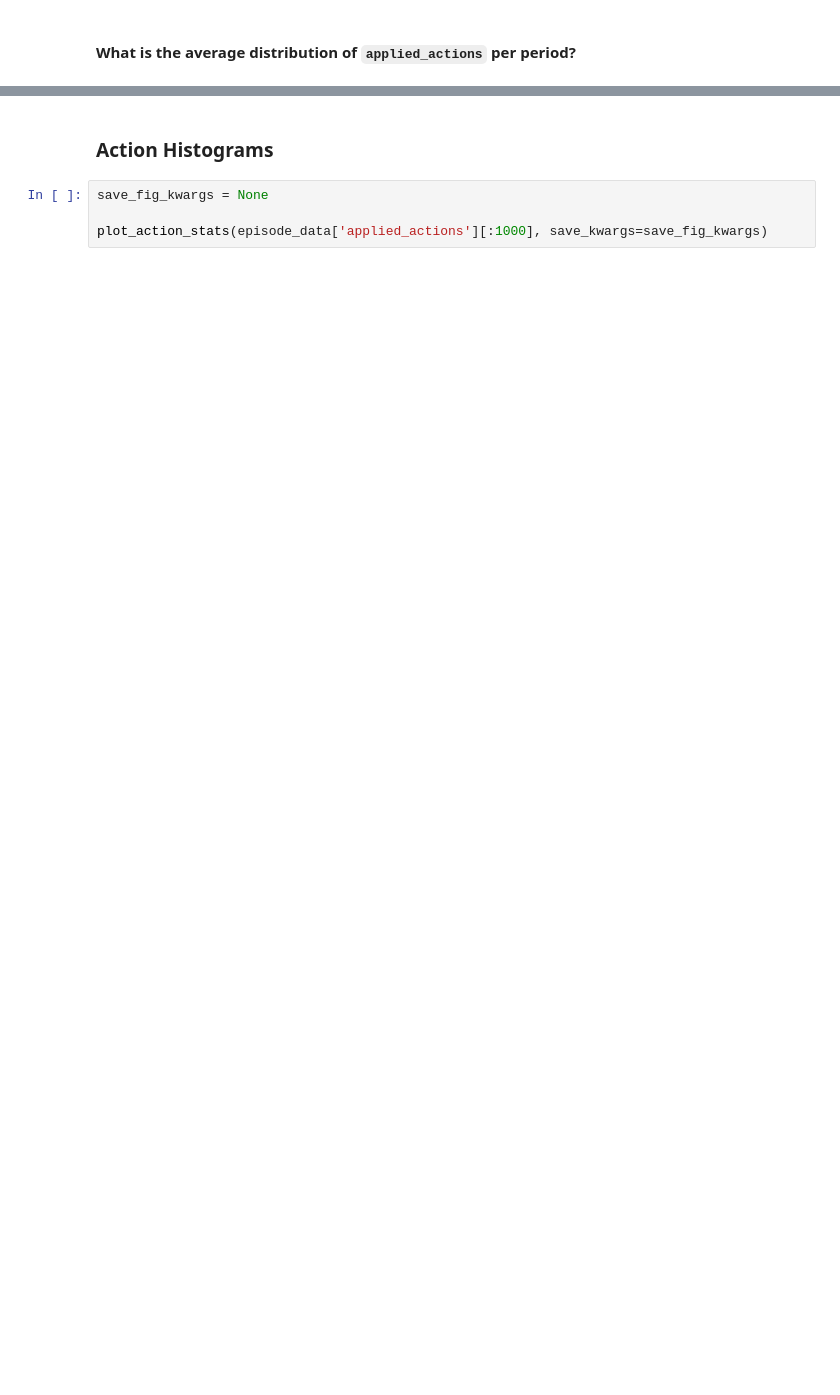
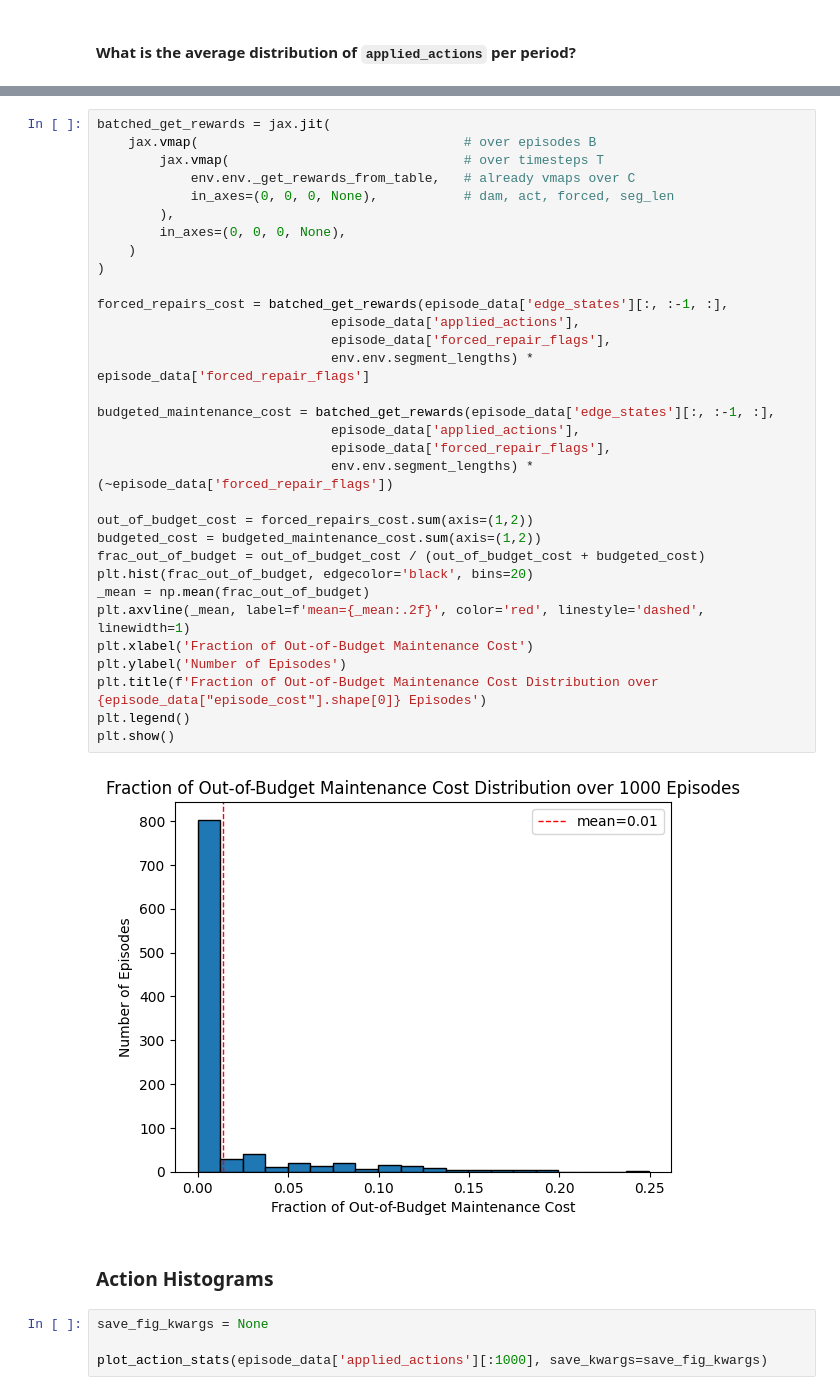
Before and after one commit to AI-for-Infrastructure-Management/imp-act-JaxMARL, a Jupyter notebook: evaluation/rollout_data_analysis.ipynb, the cells around one changed output, grey strips where cells are left out. Cells and saved outputs as stored; diff of their text form; blank space fills up the shorter version.

```diff
--- a/evaluation/rollout_data_analysis.ipynb
+++ b/evaluation/rollout_data_analysis.ipynb
@@ -183,3 +238,37 @@ plt.show()
+# %%
+batched_get_rewards = jax.jit(
+    jax.vmap(                                  # over episodes B
+        jax.vmap(                              # over timesteps T
+            env.env._get_rewards_from_table,   # already vmaps over C
+            in_axes=(0, 0, 0, None),           # dam, act, forced, seg_len
+        ),
+        in_axes=(0, 0, 0, None),
+    )
+)
+
+forced_repairs_cost = batched_get_rewards(episode_data['edge_states'][:, :-1, :],
+                              episode_data['applied_actions'],
+                              episode_data['forced_repair_flags'],
+                              env.env.segment_lengths) * episode_data['forced_repair_flags']
+
+budgeted_maintenance_cost = batched_get_rewards(episode_data['edge_states'][:, :-1, :],
+                              episode_data['applied_actions'],
+                              episode_data['forced_repair_flags'],
+                              env.env.segment_lengths) * (~episode_data['forced_repair_flags'])
+
+out_of_budget_cost = forced_repairs_cost.sum(axis=(1,2))
+budgeted_cost = budgeted_maintenance_cost.sum(axis=(1,2))
+frac_out_of_budget = out_of_budget_cost / (out_of_budget_cost + budgeted_cost)
+plt.hist(frac_out_of_budget, edgecolor='black', bins=20)
+_mean = np.mean(frac_out_of_budget)
+plt.axvline(_mean, label=f'mean={_mean:.2f}', color='red', linestyle='dashed', linewidth=1)
+plt.xlabel('Fraction of Out-of-Budget Maintenance Cost')
+plt.ylabel('Number of Episodes')
+plt.title(f'Fraction of Out-of-Budget Maintenance Cost Distribution over {episode_data["episode_cost"].shape[0]} Episodes')
+plt.legend()
+plt.show()
+# %% [output]
+[figure, added]
 # %% [markdown]
 ### Action Histograms
 # %%
```
Also changed, not shown: parts of 15 cells of this notebook, 2 other files.
